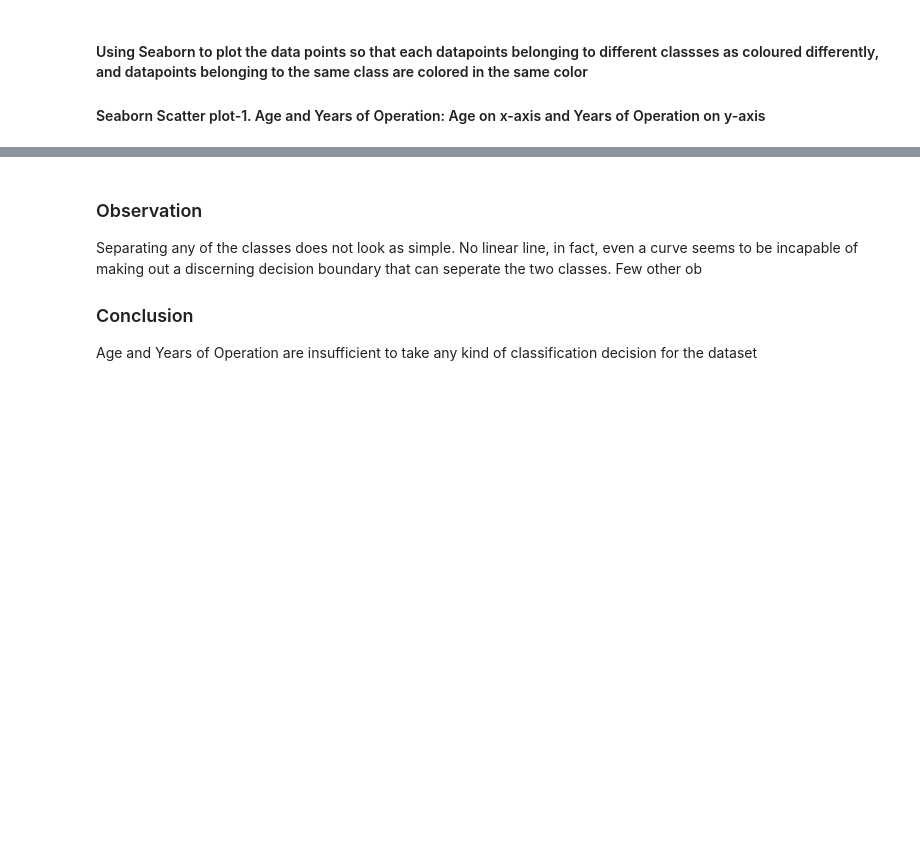
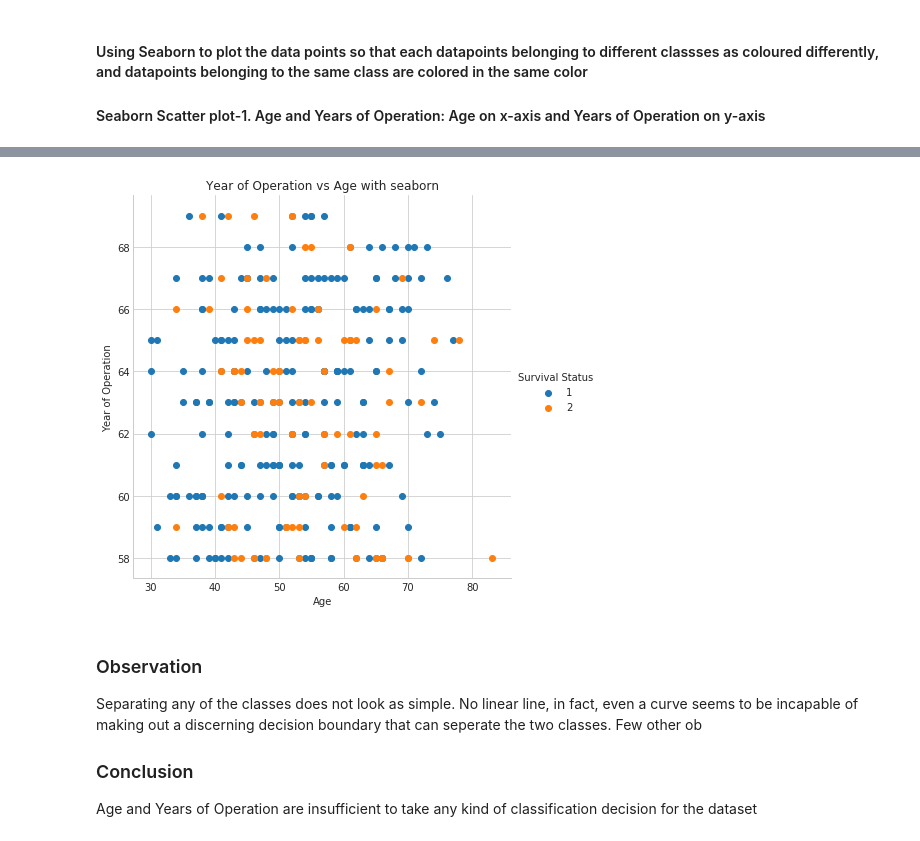
Before and after one commit to krishnakrmahto/Applied-AI-Course-Assignments, a Jupyter notebook: DataVisualisationWithHabermanDataset/EDAOnHaberSurvivalDataset.ipynb, the cells around one changed output, grey strips where cells are left out. Cells and saved outputs as stored; diff of their text form; code cells hidden in the pictures; blank space fills up the shorter version.

```diff
--- a/DataVisualisationWithHabermanDataset/EDAOnHaberSurvivalDataset.ipynb
+++ b/DataVisualisationWithHabermanDataset/EDAOnHaberSurvivalDataset.ipynb
@@ -106,5 +109,6 @@ sns.set_style('whitegrid')
 sns.FacetGrid(df, hue = 'Survival Status', size = 6)\
     .map(plt.scatter, 'Age', 'Year of Operation')\
     .add_legend()
+plt.title('Year of Operation vs Age with seaborn')
 plt.show()
 # %% [output]
@@ -113,3 +115,4 @@ plt.show()
+[figure, added]
 # %% [markdown]
 ### Observation
 Separating any of the classes does not look as simple. No linear line, in fact, even a curve seems to be incapable of making out a discerning decision boundary that can seperate the two classes.
```
Also changed, not shown: parts of 25 cells of this notebook.
